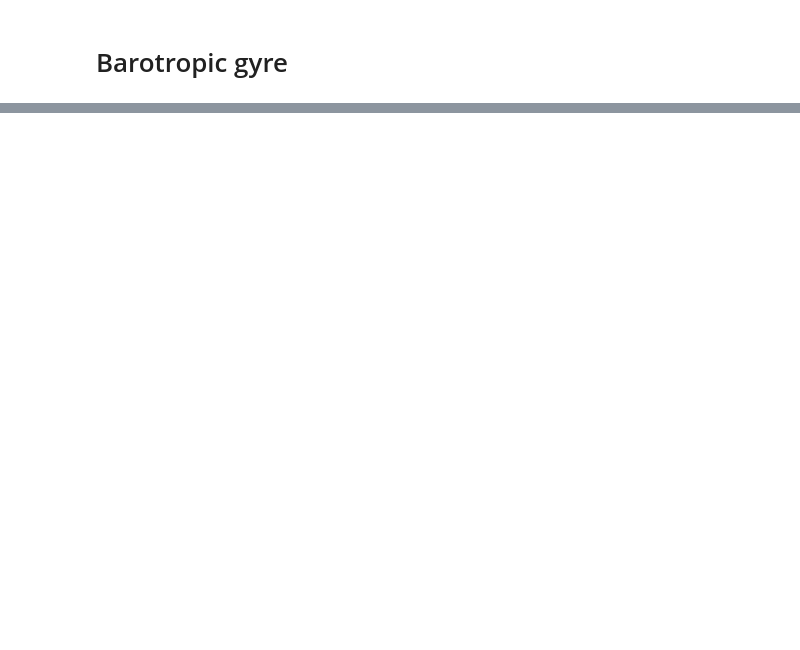
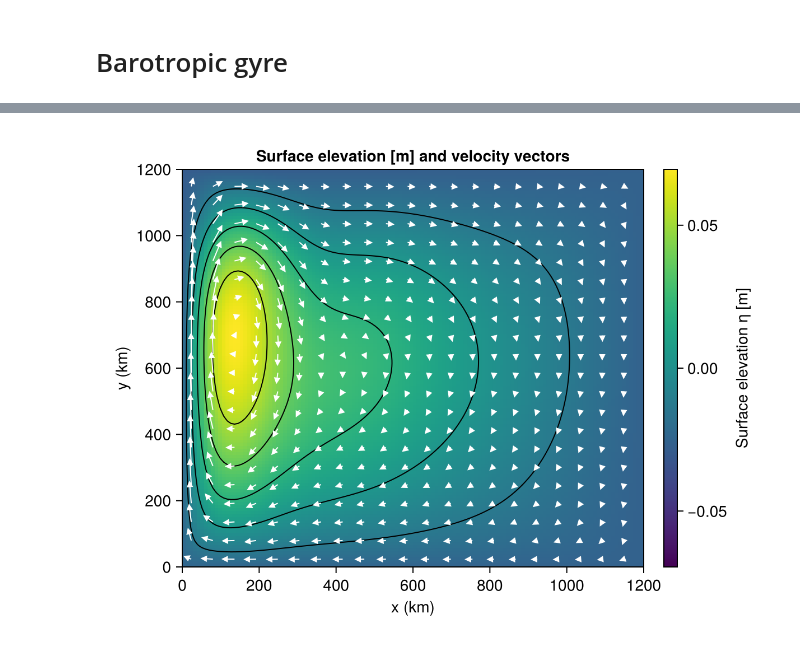
Before and after one commit to hdrake/ESS130-public, a Jupyter notebook: notebooks/Lecture25_Munk_gyre_simulation.ipynb, the cells around one changed output, grey strips where cells are left out. Cells and saved outputs as stored; diff of their text form; code cells hidden in the pictures; blank space fills up the shorter version.

Commit message:
Munk Gyre with contours and quiver plot for velocities

```diff
--- a/notebooks/Lecture25_Munk_gyre_simulation.ipynb
+++ b/notebooks/Lecture25_Munk_gyre_simulation.ipynb
@@ -97,0 +110,42 @@ heatmap(x[:], y[:], interior(η)[:,:,1,t])
+# %%
+using CairoMakie
+
+η = FieldTimeSeries(string(output_prefix,".jld2"), "η")
+u = FieldTimeSeries(string(output_prefix,".jld2"), "u")
+v = FieldTimeSeries(string(output_prefix,".jld2"), "v")
+
+x, y, z = nodes(η)
+η_data = interior(η)[:,:,1,end]
+u_data = interior(u)[:,:,1,end]
+v_data = interior(v)[:,:,1,end]
+cmax = maximum(abs, η_data)
+
+# Subsample for quiver (e.g., every 8th grid point)
+stride = 6
+xq = x[stride÷2:stride:end-1]
+yq = y[stride÷2:stride:end-1]
+uq = u_data[stride÷2:stride:end-1, stride÷2:stride:end]
+vq = v_data[stride÷2:stride:end, stride÷2:stride:end-1]
+
+Fig = Figure()
+ax = Axis(
+    Fig[1, 1],
+    title = "Surface elevation [m] and velocity vectors",
+    xlabel = "x (km)",
+    ylabel = "y (km)"
+)
+hm = heatmap!(ax, x[:] ./ 1e3, y[:] ./ 1e3, η_data; colorrange = (-cmax, cmax), colormap=:viridis)
+contour!(ax, x[:] ./ 1e3, y[:] ./ 1e3, η_data, color=:black)
+quiver!(
+    ax,
+    xq[:] ./ 1e3, yq[:] ./ 1e3,
+    uq, vq, # transpose to match x/y orientation
+    color=:white,
+    linewidth=1.0,
+    lengthscale=1000, # adjust as needed for clarity,
+    arrowsize=8,
+)
+Colorbar(Fig[1, 2], hm, label = "Surface elevation η [m]")
+Fig
+# %% [output]
+[figure, added]
```
Also changed, not shown: parts of 2 cells of this notebook.
